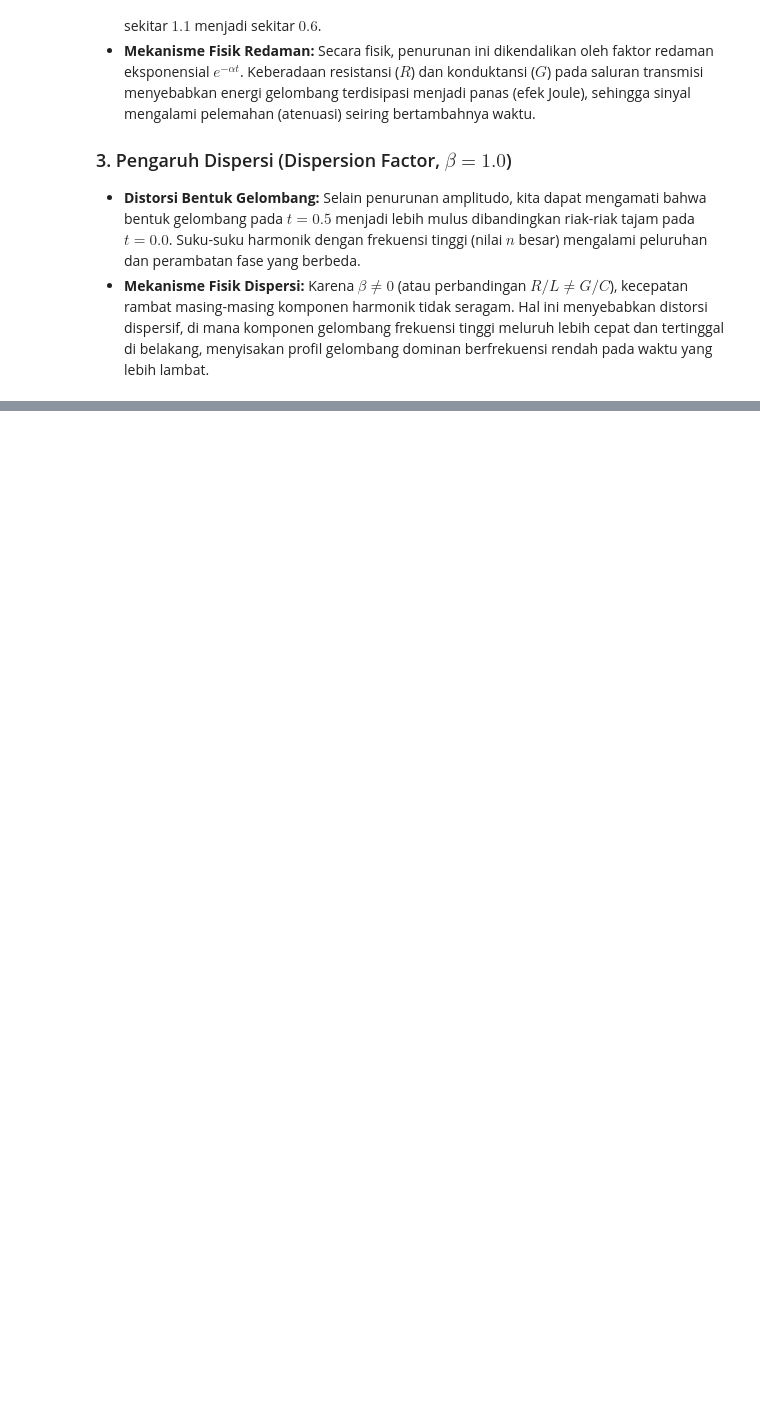
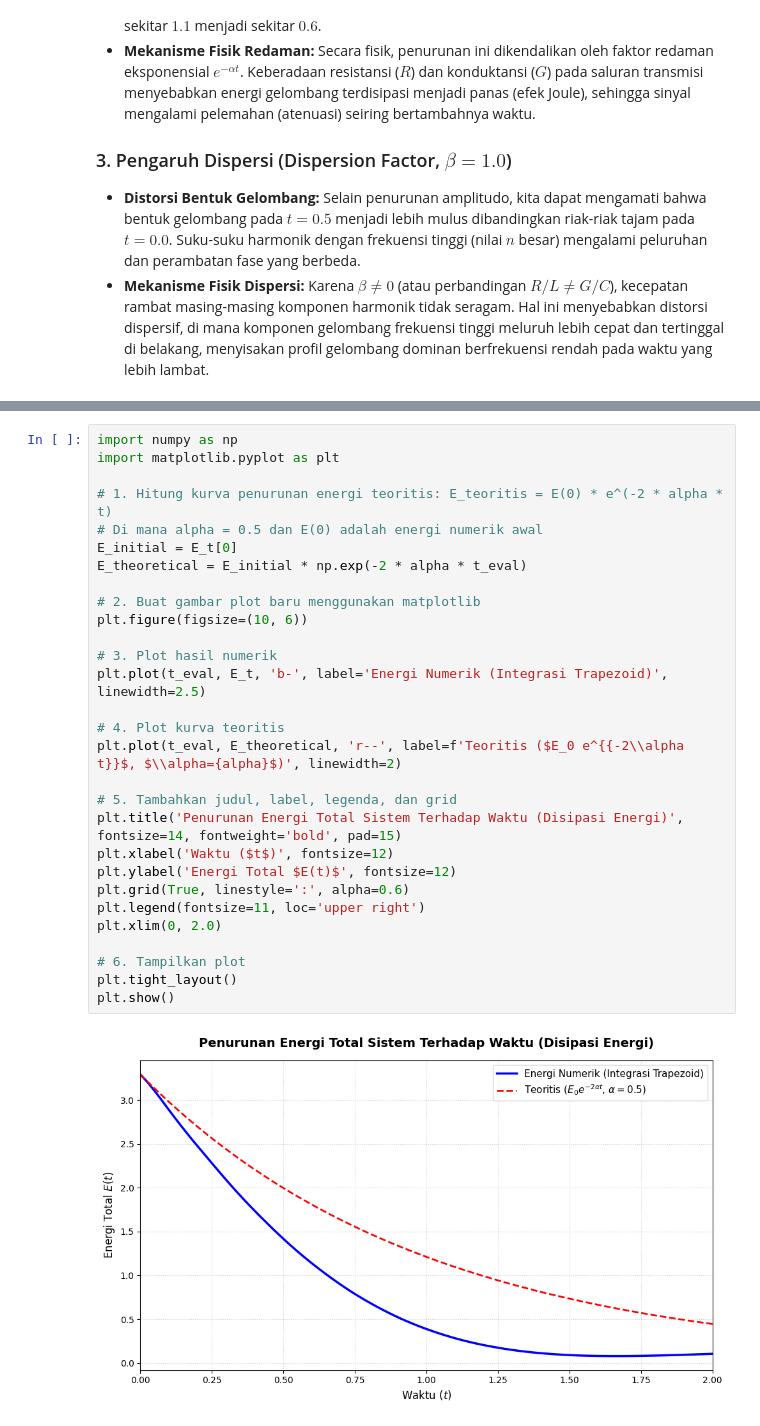
Before and after one commit to rigaaryadipratama/simulasi-arus-listrik-pdp, a Jupyter notebook: Simulasi_Arus_Listrik_Persamaan_Diferensial_Parsial.ipynb, the cells around one changed output, grey strips where cells are left out. Saved outputs shown, nothing was run; the diff lists cells and outputs as text; blank space fills up the shorter version.

```diff
--- a/Simulasi_Arus_Listrik_Persamaan_Diferensial_Parsial.ipynb
+++ b/Simulasi_Arus_Listrik_Persamaan_Diferensial_Parsial.ipynb
@@ -304,0 +324,31 @@ fig.show()
+# %%
+import numpy as np
+import matplotlib.pyplot as plt
+
+# 1. Hitung kurva penurunan energi teoritis: E_teoritis = E(0) * e^(-2 * alpha * t)
+# Di mana alpha = 0.5 dan E(0) adalah energi numerik awal
+E_initial = E_t[0]
+E_theoretical = E_initial * np.exp(-2 * alpha * t_eval)
+
+# 2. Buat gambar plot baru menggunakan matplotlib
+plt.figure(figsize=(10, 6))
+
+# 3. Plot hasil numerik
+plt.plot(t_eval, E_t, 'b-', label='Energi Numerik (Integrasi Trapezoid)', linewidth=2.5)
+
+# 4. Plot kurva teoritis
+plt.plot(t_eval, E_theoretical, 'r--', label=f'Teoritis ($E_0 e^{{-2\\alpha t}}$, $\\alpha={alpha}$)', linewidth=2)
+
+# 5. Tambahkan judul, label, legenda, dan grid
+plt.title('Penurunan Energi Total Sistem Terhadap Waktu (Disipasi Energi)', fontsize=14, fontweight='bold', pad=15)
+plt.xlabel('Waktu ($t$)', fontsize=12)
+plt.ylabel('Energi Total $E(t)$', fontsize=12)
+plt.grid(True, linestyle=':', alpha=0.6)
+plt.legend(fontsize=11, loc='upper right')
+plt.xlim(0, 2.0)
+
+# 6. Tampilkan plot
+plt.tight_layout()
+plt.show()
+# %% [output]
+[figure, added]
```
Also changed, not shown: parts of 5 cells of this notebook.
